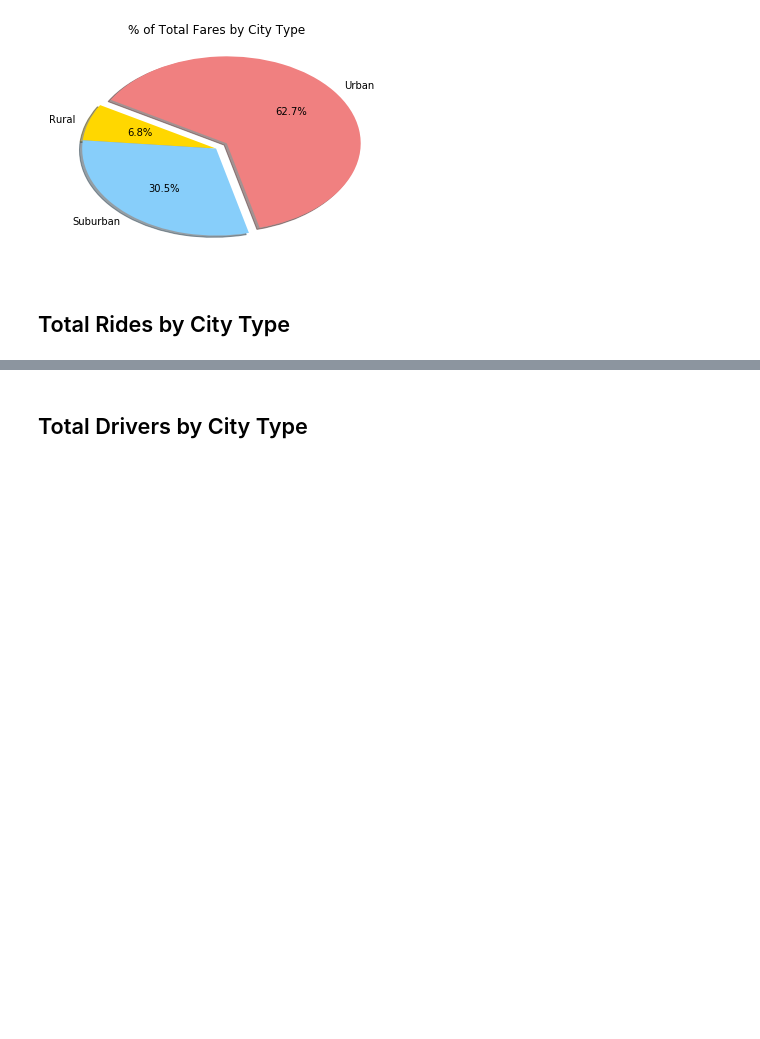
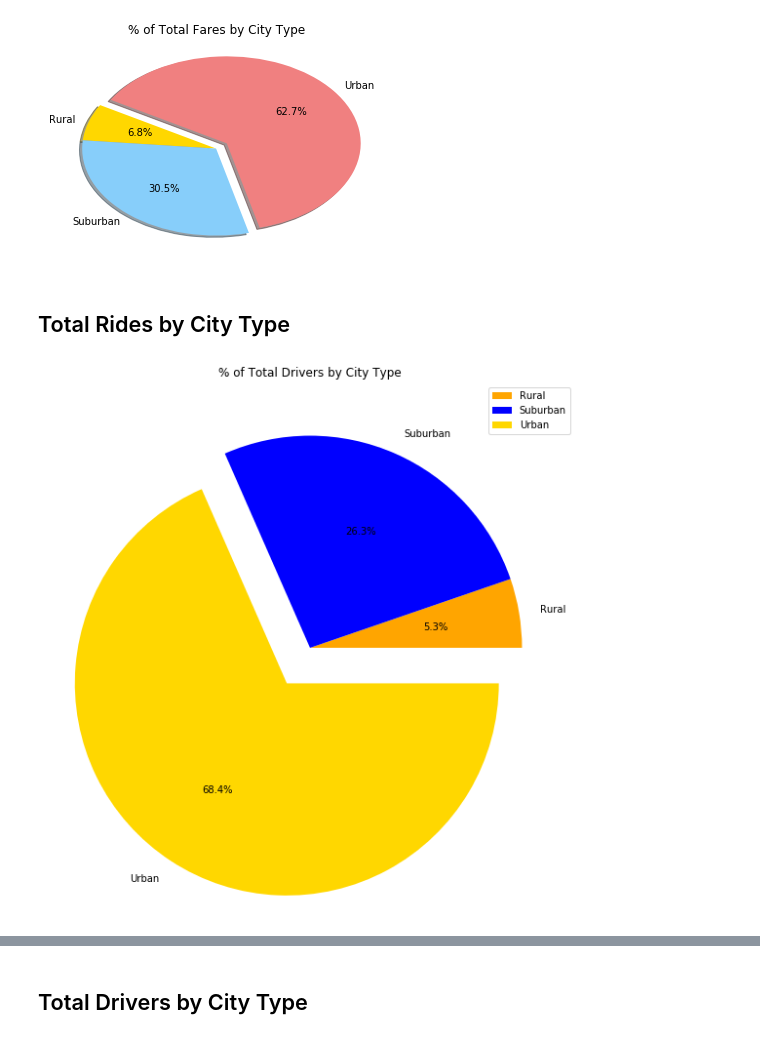
Before and after one commit to vjadeja1/test_vjadeja_19, a Jupyter notebook: HW-5 Matplotlib/Instructions/Pyber/pyber_starter.ipynb, the cells around one changed output, grey strips where cells are left out. Cells and saved outputs as stored; diff of their text form; code cells hidden in the pictures; blank space fills up the shorter version.

```diff
--- a/HW-5 Matplotlib/Instructions/Pyber/pyber_starter.ipynb
+++ b/HW-5 Matplotlib/Instructions/Pyber/pyber_starter.ipynb
@@ -98,16 +113,26 @@ plt.show()
 ## Total Rides by City Type
 # %%
 # Calculate Ride Percents
+total_rides = cityride_data["ride_id"].count()
+city_type = cityride_data.groupby("type")
+
+ride_types = city_type["ride_id"].count()
+
+percentage_2=(ride_types/total_rides) * 100
 
 # Build Pie Chart
-#colors = ["Orange", "Blue", "Gold"]
-#explode = (0, 0, 0.2)
-#labels = ride_percents.index.tolist()
+colors = ["Orange", "Blue", "Gold"]
+explode = (0, 0, 0.2)
+labels = percentage_2.index.tolist()
 plt.figure(figsize=(10,10))
-plt.pie(ride_percents, explode=(0, 0, 0.2), labels=ride_percents.index.tolist(), colors=["Orange", "Blue", "Gold"])
+plt.pie(percentage_2, explode=(0, 0, 0.2),autopct="%1.1f%%", labels=percentage_2.index.tolist(), colors=["Orange", "Blue", "Gold"])
+plt.title("% of Total Drivers by City Type")
+plt.legend(loc= "upper right").sizes = [50]
 # Save Figure
 plt.savefig('pie_total_rides.png')
 plt.show()
+# %% [output]
+[figure, added]
 # %%
 # Show Figure
 plt.show()
```
Also changed, not shown: parts of 6 cells of this notebook, 7 other files.
